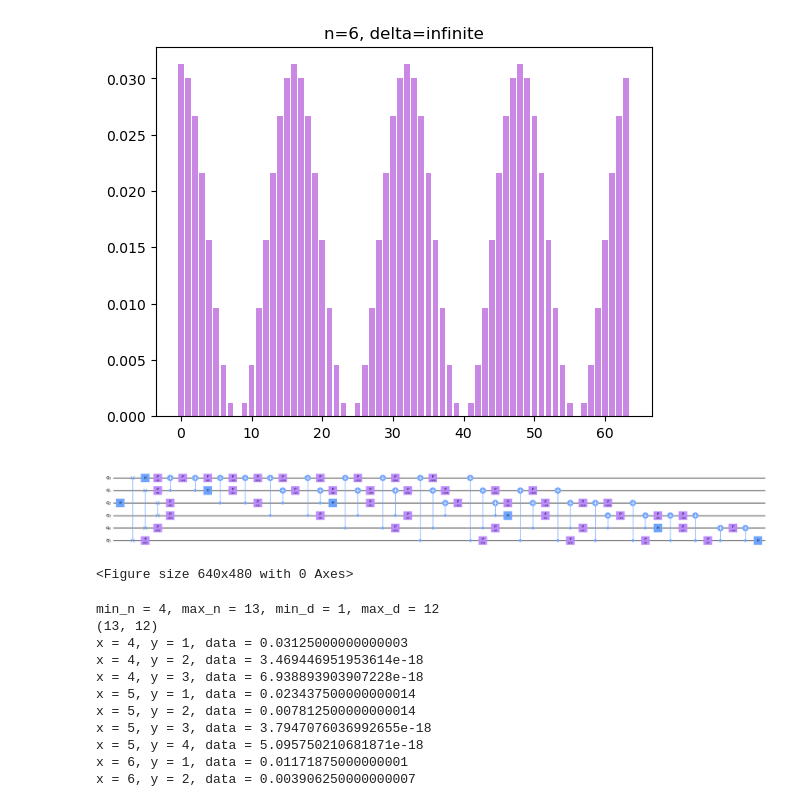
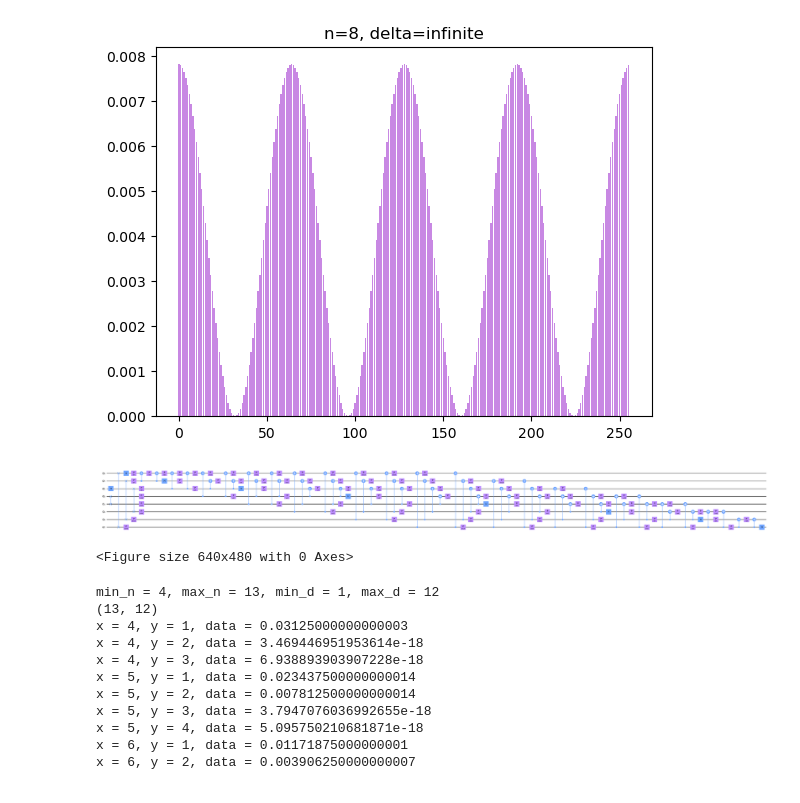
Before and after one commit to JuliuszSyrewicz/quantumFactorization, a Jupyter notebook: QFT.ipynb, the cells around one changed output. Saved outputs shown, nothing was run; the diff lists cells and outputs as text; code cells hidden in the pictures.

```diff
--- a/QFT.ipynb
+++ b/QFT.ipynb
@@ -38,15 +38,15 @@ progress: 83.33%
 # %%
-n = 6
+n = 8
 ac = QuantumCircuit(n)
 ac.h(2)
 QFT(ac, n)
 
-probs = simulate(ac, n, display_bool=True)
+probs = simulateQFT(ac, n, display_bool=True)
 
 ac.draw(output="mpl", fold=-1)
 # %% [output]
-[figure, old version]
+[figure, new version]
-[figure, old version]
+[figure, new version]
 <Figure size 640x480 with 0 Axes>
 # %%
 plotErrorsFromFile("txt/errors4-12.txt")
```
Also changed, not shown: parts of 2 cells of this notebook, 1 other file.
